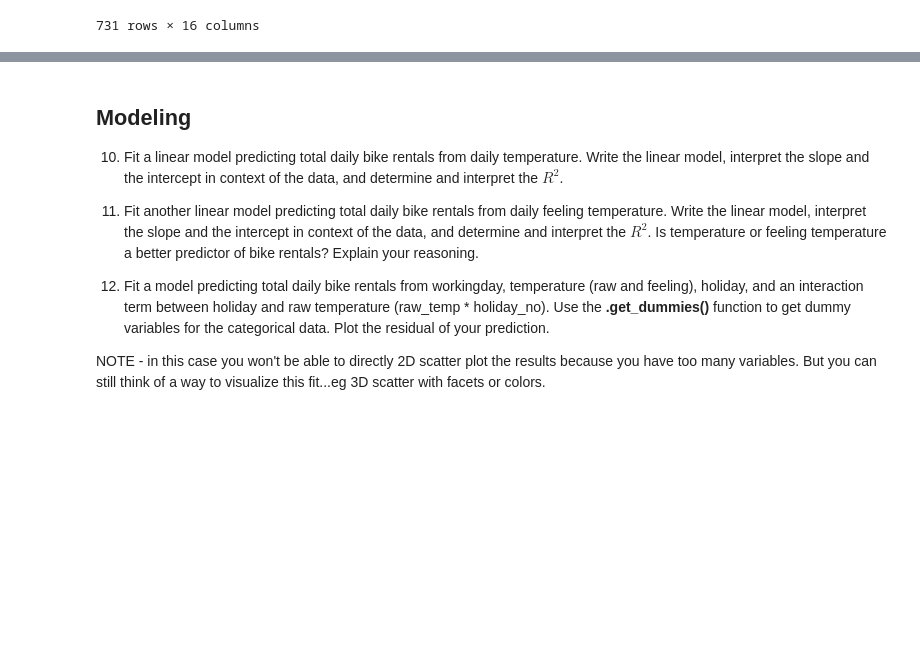
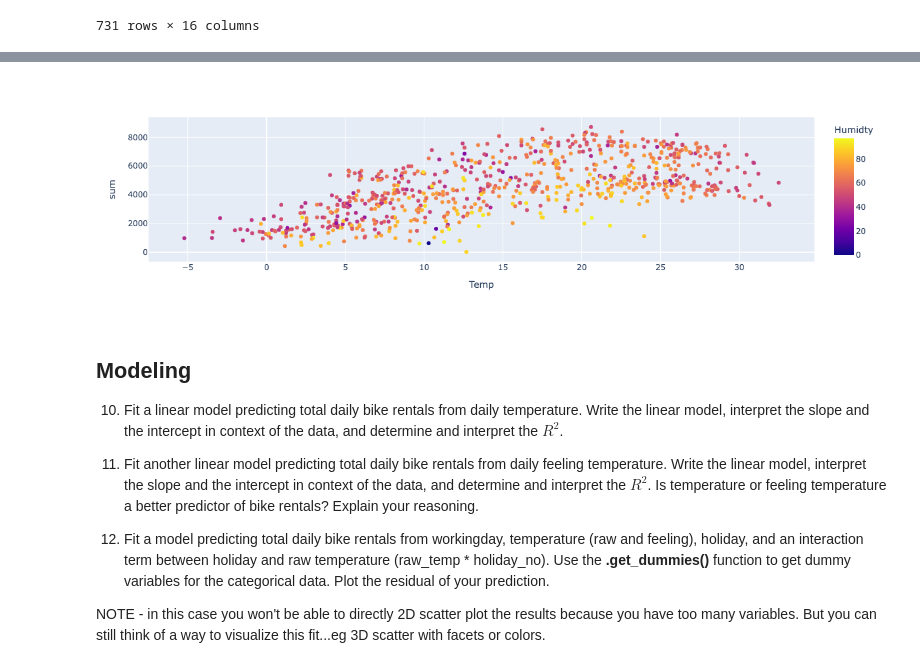
Before and after one commit to DCard2512/DATA101_Diego_Cardenas_Code, a Jupyter notebook: Day17/Day17-HW.ipynb, the cells around one changed output, grey strips where cells are left out. Cells and saved outputs as stored; diff of their text form; code cells hidden in the pictures; blank space fills up the shorter version.

```diff
--- a/Day17/Day17-HW.ipynb
+++ b/Day17/Day17-HW.ipynb
@@ -157,5 +211,15 @@ DF
 # %%
 # Visualization - do your own thing
+fig = px.scatter(DF, x='raw_temp',
+                 y='sum',
+                color='humidity')
+
+fig.update_layout(xaxis_title='Temp',
+                  coloraxis_colorbar_title='Humidty')
+
+fig.show()
+# %% [output]
+[figure, added]
 # %% [markdown]
 ## Modeling
 
```
Also changed, not shown: parts of 6 cells of this notebook.
